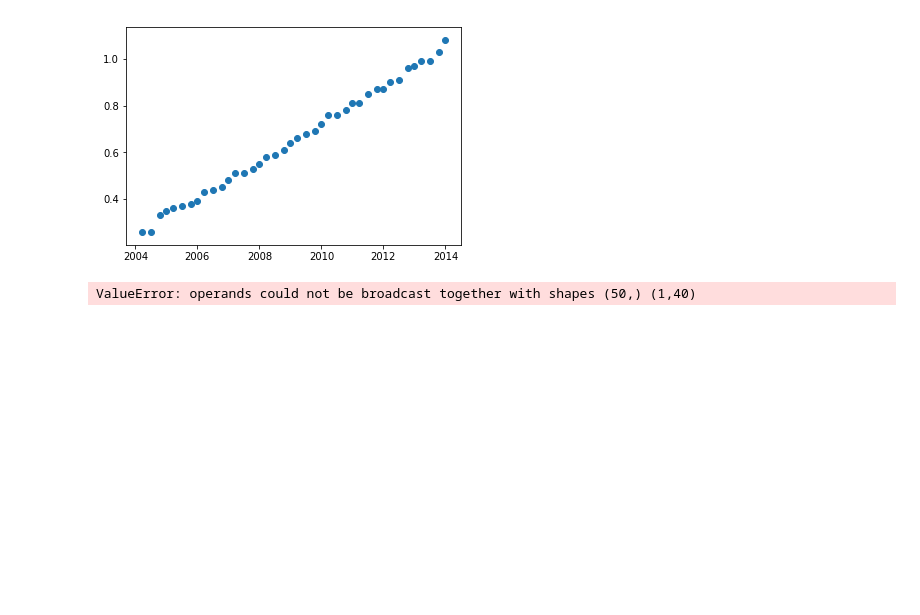
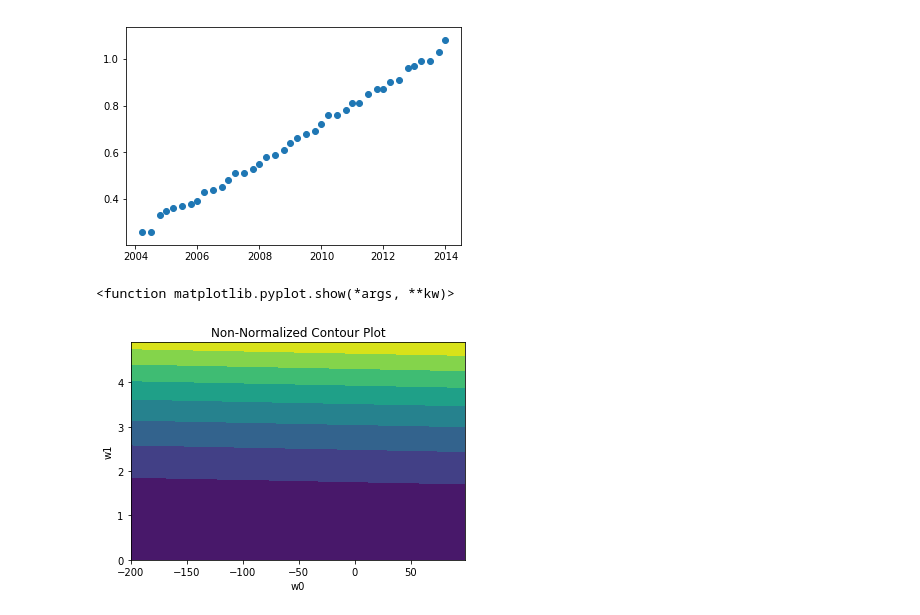
Before and after one commit to chrisxmiller/class1819, a Jupyter notebook: 18FA_EECS495_MLOPT/HW3/Chapter 9 Assignments.ipynb, the cells around one changed output. Drawn from its saved outputs; the diff is of its cells as text; code cells hidden in the pictures; blank space fills up the shorter version.

```diff
--- a/18FA_EECS495_MLOPT/HW3/Chapter 9 Assignments.ipynb
+++ b/18FA_EECS495_MLOPT/HW3/Chapter 9 Assignments.ipynb
@@ -30,23 +30,29 @@ plt.show()
 # %% [output]
 [figure]
 # %%
-#Normalize the input points
-#mus
-mux = np.mean(x)
-#st-ds
-stx = np.std(x)
-#Normalize each
-xn = (x-mux)/stx
-
 #weight generation for contours (non-norm-ed)
 w0 = np.arange(-200,100,1)
 w1 = np.arange(0,5,0.1)
 
 #Make the mesh grid
 pltX, pltY = np.meshgrid(w0,w1)
 #Now, we run the cost function
+d1,d2 = np.shape(pltX)
 
-for i in range(0,len(w0)):
-    print(u)
+#Cost one
+Z1 = np.zeros((d1,d2))
+
+#Compute the costs for the contour plot
+for i in range(0,d1):
+    for j in range(0,d2):
+        Z1[i][j] = np.sum((y - (pltX[i][j] + pltY[i][j]*x))**2)
+
+#Show the contour plot
+plt.contourf(pltX,pltY,Z1)
+plt.title('Non-Normalized Contour Plot')
+plt.xlabel('w0')
+plt.ylabel('w1')
+plt.show
 # %% [output]
-ValueError: operands could not be broadcast together with shapes (50,) (1,40)
+<function matplotlib.pyplot.show(*args, **kw)>
+[figure, added]
```
Also changed, not shown: parts of 4 cells of this notebook.
